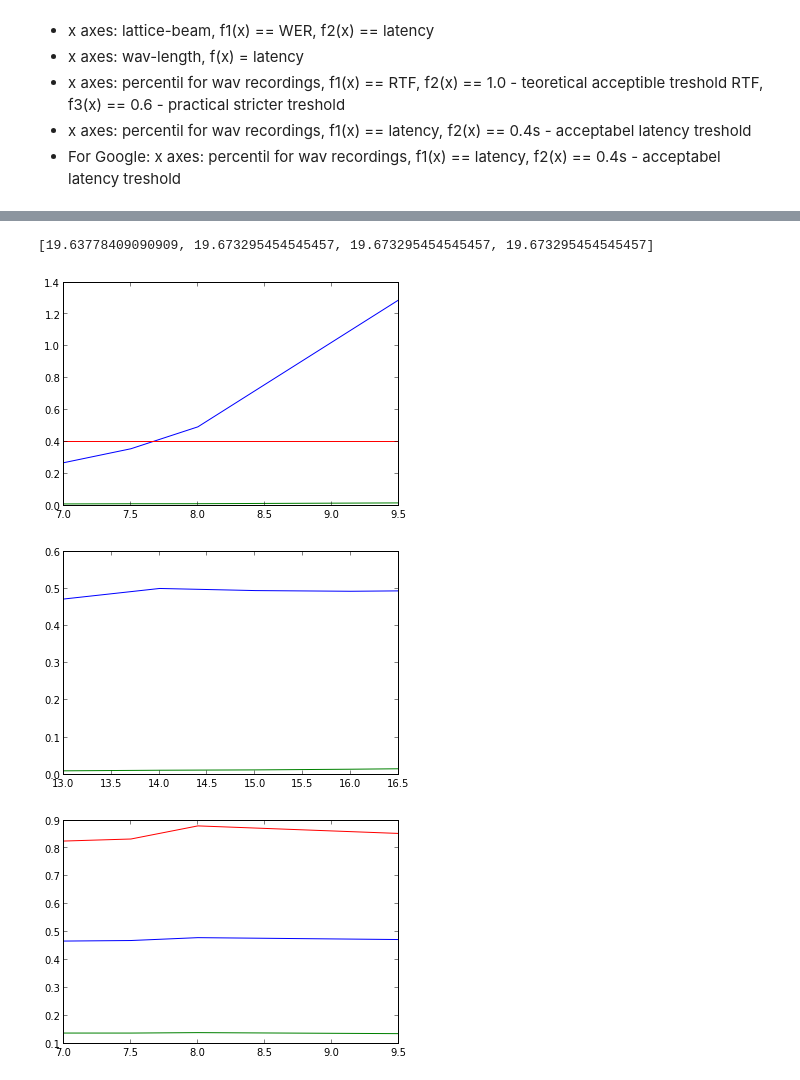
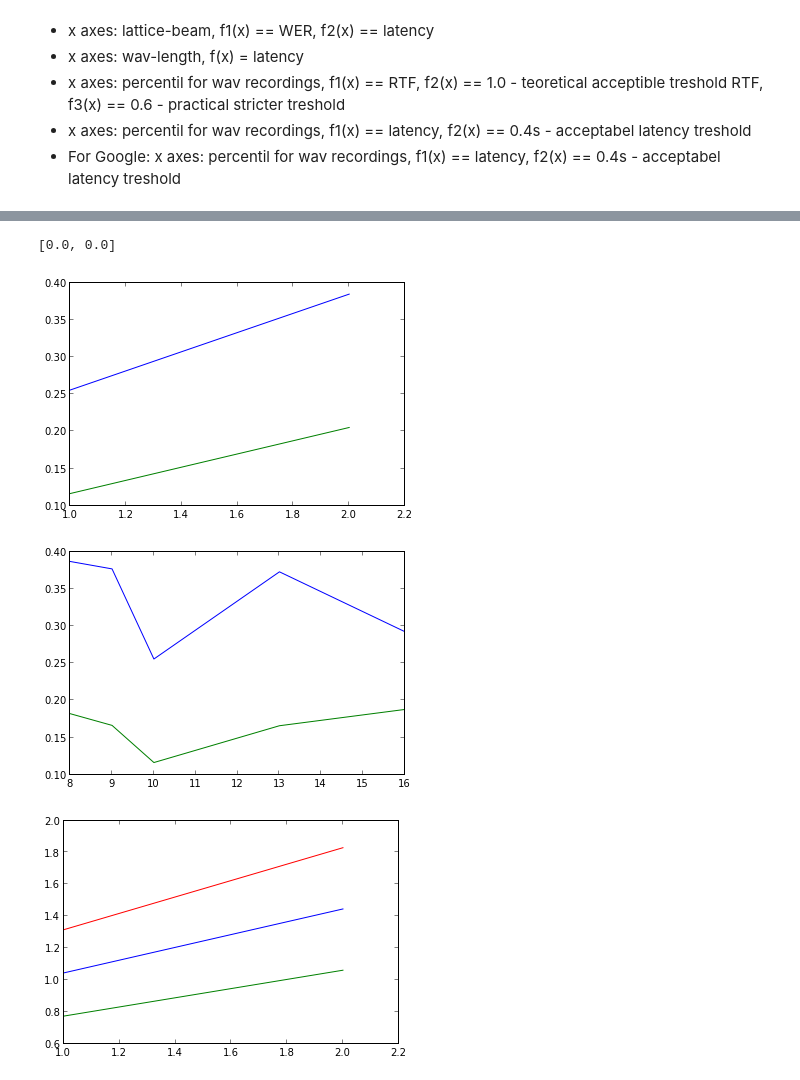
Before and after one commit to oplatek/pykaldi-eval, a Jupyter notebook: Pykaldi-evaluation.ipynb, the cells around one changed output, grey strips where cells are left out. Drawn from its saved outputs; the diff is of its cells as text; code cells hidden in the pictures.

```diff
--- a/Pykaldi-evaluation.ipynb
+++ b/Pykaldi-evaluation.ipynb
@@ -23,7 +23,7 @@ UserRecord = namedtuple('UserRecord',
 
 
 # with open('./records4_pickled.log', 'r') as r:
-with open('./k53s_wer16_lb_b_max_picked.txt', 'r') as r:
+with open('./test', 'r') as r:
     sys_time_r = pickle.load(r)
     user_time_r = pickle.load(r)
 
@@ -66,5 +66,5 @@ Number of wavs 948. Min length 0.400000, Max length 59.808000, Avg length 2.1280
 # %%
-lat_beam, max_active = lat_beam_range[2], max_active_range[2]
+lat_beam, max_active = lat_beam_range[0], max_active_range[0]
 minf, avgf, maxf, werl = [], [], [], []
 for beam in beam_range:
     forwardrtf = [ rec.forwardlen / float(rec.wav_len) for rec in user_time_r if rec.beam == beam and rec.lattice_beam == lat_beam
@@ -75,12 +75,12 @@ for beam in beam_range:
     werl.append(wers[0])
     minf.append(min(forwardrtf))
     avgf.append(sum(forwardrtf) / float(len(forwardrtf)))
-    maxf.append(max(forwardlen))
+    maxf.append(max(forwardrtf))
 werl = [100.0 * w for w in werl]  # TODO DEBUG add scale for wer
 #pl.plot(beam_range, werl, 'y')
 pl.plot(beam_range, minf, 'g')
 pl.plot(beam_range, avgf, 'b')
 pl.plot(beam_range, [1.0] * len(beam_range), 'r')
-#pl.plot(beam_range, maxf, 'r')
+pl.plot(beam_range, maxf, 'r')
 pl.show()
 # %% [output]
@@ -95,7 +95,7 @@ for lat_beam in lat_beam_range:
     assert len(wers) == 1, 'wer is computed for each setting on all utterances at once-> 1 value'
     werl.append(wers[0])
     minb.append(min(backwardlen))
-    avgb.append(sum(backwardlen) / float(len(forwardlen)))
+    avgb.append(sum(backwardlen) / float(len(backwardlen)))
     maxb.append(max(backwardlen))
 werl = [100.0 * w for w in werl]  # TODO DEBUG add scale for wer
 print werl
@@ -106,23 +106,23 @@ pl.plot(lat_beam_range, [0.4] * len(lat_beam_range), 'r')
 # pl.plot(lat_beam_range, maxb, 'r')
 pl.show()
 # %% [output]
-[19.63778409090909, 19.673295454545457, 19.673295454545457, 19.673295454545457]
+[0.0, 0.0]
-[figure, old version]
+[figure, new version]
 # %%
-lat_beam, max_active = lat_beam_range[2], max_active_range[0]
+lat_beam, max_active = lat_beam_range[0], max_active_range[0]
 minb, avgb, maxb = [], [], []
 for beam in beam_range:
     backwardlen = [ rec.backwardlen for rec in user_time_r if rec.beam == beam and rec.lattice_beam == lat_beam
                     and rec.max_active == max_active]
     minb.append(min(backwardlen))
-    avgb.append(sum(backwardlen) / float(len(forwardlen)))
+    avgb.append(sum(backwardlen) / float(len(backwardlen)))
     maxb.append(max(backwardlen))
 pl.plot(beam_range, minb, 'g')
 pl.plot(beam_range, avgb, 'b')
 # pl.plot(beam_range, maxb, 'r')
 pl.show()
 # %% [output]
-[figure, old version]
+[figure, new version]
 # %%
 beam, max_active = beam_range[2], max_active_range[0]
 minf, avgf, maxf = [], [], []
@@ -137,4 +137,4 @@ pl.plot(lat_beam_range, avgf, 'b')
 pl.plot(lat_beam_range, maxf, 'r')
 pl.show()
 # %% [output]
-[figure, old version]
+[figure, new version]
```
Also changed, not shown: parts of 3 cells of this notebook, 1 other file.
